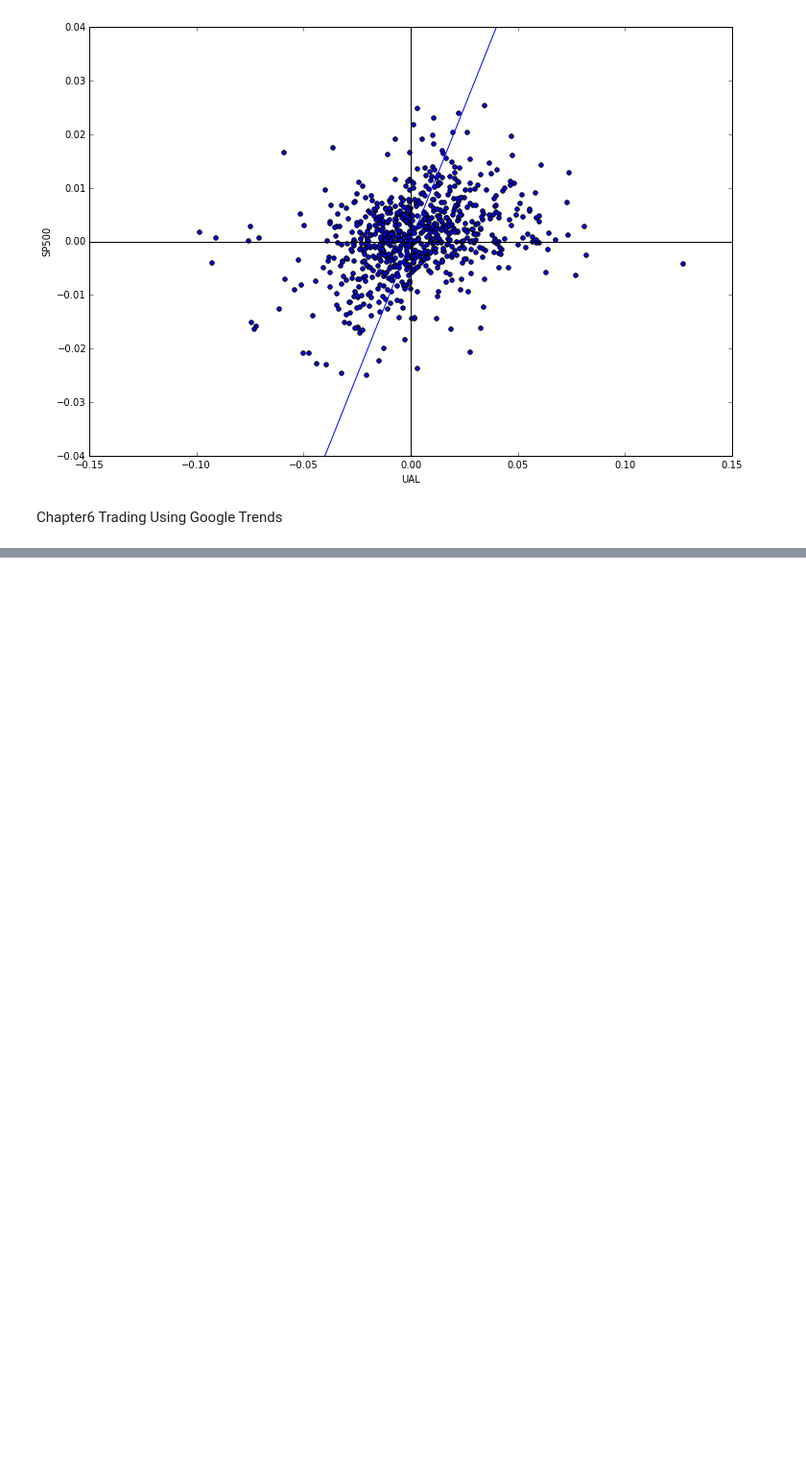
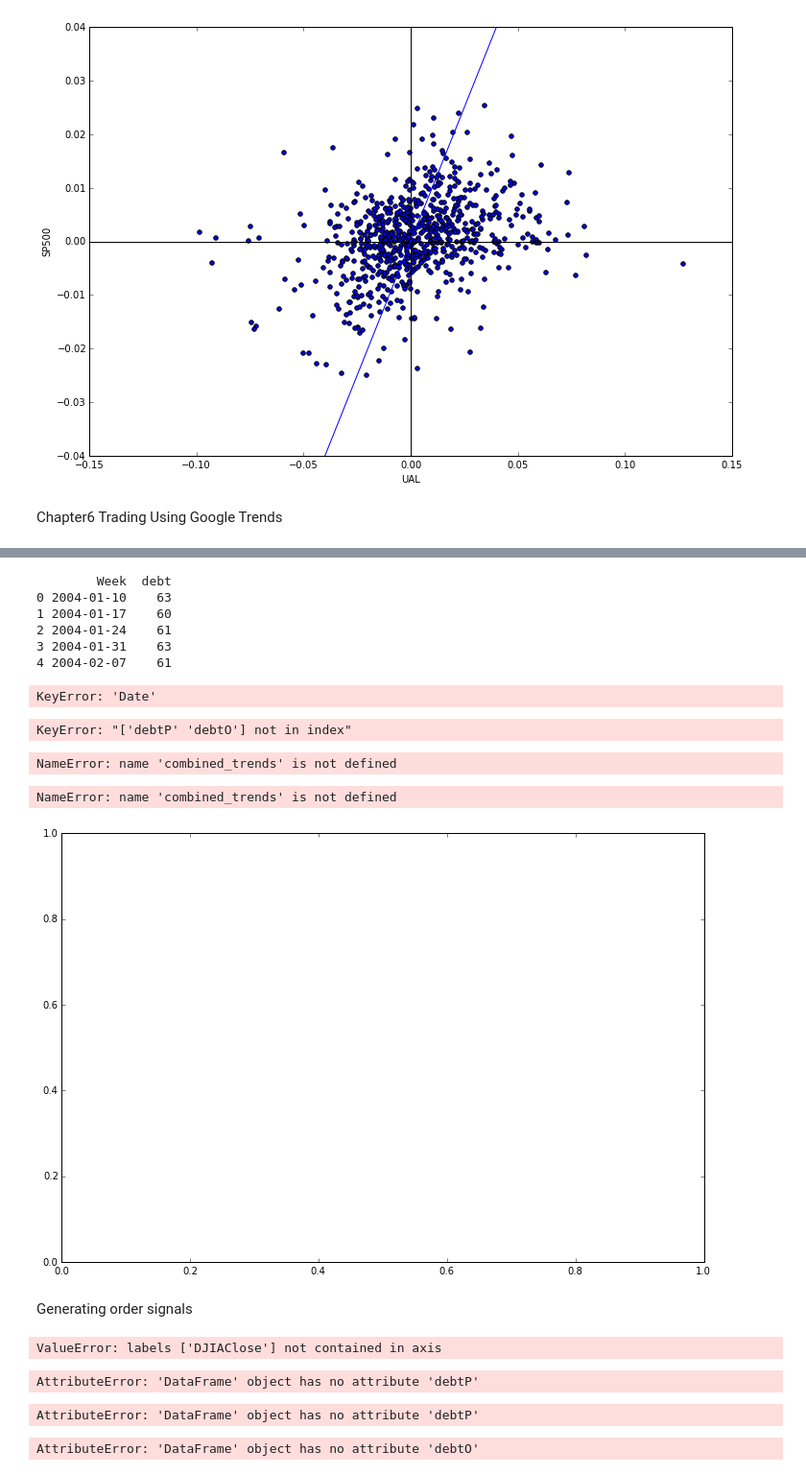
Before and after one commit to quantumn/my-financial-world, a Jupyter notebook: Explore Financial Market/mastering pandas.ipynb, the cells around one changed output, grey strips where cells are left out. Shown at 96% size. Drawn from its saved outputs; the diff is of its cells as text; code cells hidden in the pictures; blank space fills up the shorter version.

Commit message:
end up Google Trend chapter

```diff
--- a/Explore Financial Market/mastering pandas.ipynb
+++ b/Explore Financial Market/mastering pandas.ipynb
@@ -587,0 +766,75 @@ Chapter6 Trading Using Google Trends
+# %%
+with open("trends_report_debt.csv") as f:
+    data_section = f.read().split('\n\n')[1]
+    trends_data = pd.read_csv( StringIO(data_section),header=1, index_col='Week',
+            converters={'Week': lambda x: pd.to_datetime(x.split(' ')[-1])
+               }
+    )
+# %%
+our_debt_trends = trends_data['2004-01-01':'2011-02-28'] .reset_index()
+# %%
+our_debt_trends[:5]
+# %% [output]
+        Week  debt
+0 2004-01-10    63
+1 2004-01-17    60
+2 2004-01-24    61
+3 2004-01-31    63
+4 2004-02-07    61
+# %%
+final = pd.merge(data.reset_index(), our_debt_trends,left_on='GoogleWE', right_on='Week',
+suffixes=['_P', '_O'])
+
+final.drop('Week', inplace=True, axis=1)
+final.set_index('Date', inplace=True)
+final[:5]
+# %% [output]
+KeyError: 'Date'
+# %%
+combined_trends = final[['GoogleWE', 'debtP', 'debtO']] \
+.set_index('GoogleWE')
+combined_trends[:5]
+# %% [output]
+KeyError: "['debtP' 'debtO'] not in index"
+# %%
+combined_trends.corr()
+# %% [output]
+NameError: name 'combined_trends' is not defined
+# %%
+fig, ax1 = plt.subplots(figsize=(12,8))
+ax1.plot(combined_trends.index,
+combined_trends.debtP, color='b')
+ax2 = ax1.twinx()
+ax2.plot(combined_trends.index,
+combined_trends.debtO, color='r')
+plt.show()
+# %% [output]
+NameError: name 'combined_trends' is not defined
+[figure, added]
+# %% [markdown]
+Generating order signals
+# %%
+base = final.reset_index().set_index('GoogleWE')
+base.drop(['DJIAClose'], inplace=True, axis=1)
+base[:3]
+# %% [output]
+ValueError: labels ['DJIAClose'] not contained in axis
+# %%
+base['PMA'] = pd.rolling_mean(base.debtP.shift(1), 3)
+base['OMA'] = pd.rolling_mean(base.debtO.shift(1), 3)
+base[:5]
+# %% [output]
+AttributeError: 'DataFrame' object has no attribute 'debtP'
+# %%
+base['signal0'] = 0 # default to 0
+base.loc[base.debtP > base.PMA, 'signal0'] = -1
+base.loc[base.debtP < base.PMA, 'signal0'] = 1
+base['signal1'] = 0
+# %% [output]
+AttributeError: 'DataFrame' object has no attribute 'debtP'
+# %%
+base.loc[base.debtO > base.OMA, 'signal1'] = -1
+base.loc[base.debtO < base.OMA, 'signal1'] = 1
+base[['debtP', 'PMA', 'signal0', 'debtO', 'OMA', 'signal1']]
+# %% [output]
+AttributeError: 'DataFrame' object has no attribute 'debtO'
```
Also changed, not shown: parts of 66 cells of this notebook.
